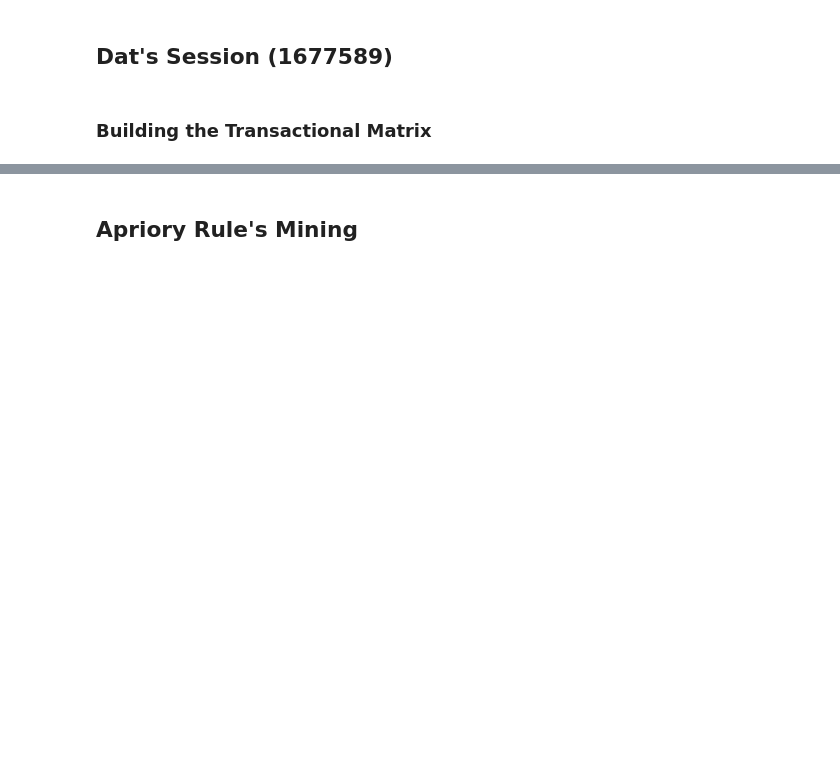
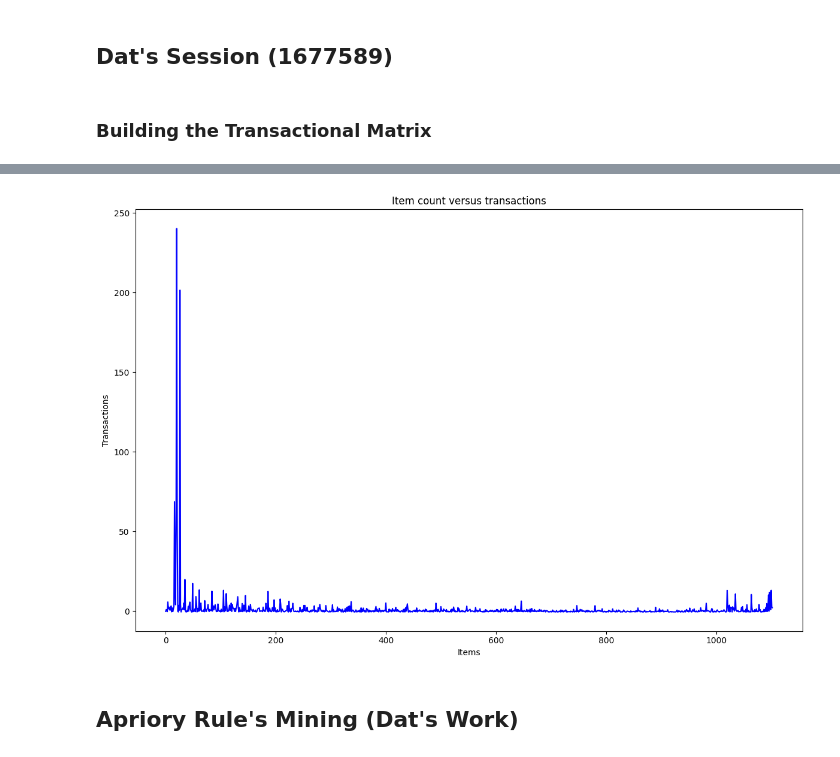
Before and after one commit to CS-3370-Team/Apriory_ItemSet, a Jupyter notebook: Group_Project.ipynb, the cells around one changed output, grey strips where cells are left out. Drawn from its saved outputs; the diff is of its cells as text; code cells hidden in the pictures; blank space fills up the shorter version.

Commit message:
update the code of association rule-mining and finish the attempt of 2018

```diff
--- a/Group_Project.ipynb
+++ b/Group_Project.ipynb
@@ -737,6 +748,29 @@ plt.show()
+# %%
+import pandas as pd
+from sklearn.preprocessing import RobustScaler
+
+item_counts = T_mat.sum(axis =0)
+item_counts_df = pd.DataFrame({
+    "items": range(len(item_counts)),
+    "item_count": item_counts
+})
+scaler = RobustScaler()
+item_counts_scaled = scaler.fit_transform(item_counts_df[["item_count"]])
+item_counts_df["item_count_scaled"] = item_counts_scaled
+
+plt.figure(figsize=(12, 8))
+# plt.imshow(T_mat_df, aspect='auto', cmap='binary', interpolation='nearest')
+plt.plot(item_counts_df["item_count_scaled"], label="Original", color='blue')
+plt.title("Item count versus transactions")
+plt.xlabel("Items")
+plt.ylabel("Transactions")
+plt.tight_layout()
+plt.show()
+# %% [output]
+[figure, added]
 # %%
 import pandas as pd
 # Storing for fast backup
 cleaned_df.to_csv("backup_checkpoint.csv")
 # %% [markdown]
-## Apriory Rule's Mining
+## Apriory Rule's Mining (Dat's Work)
```
Also changed, not shown: parts of 7 cells of this notebook.
